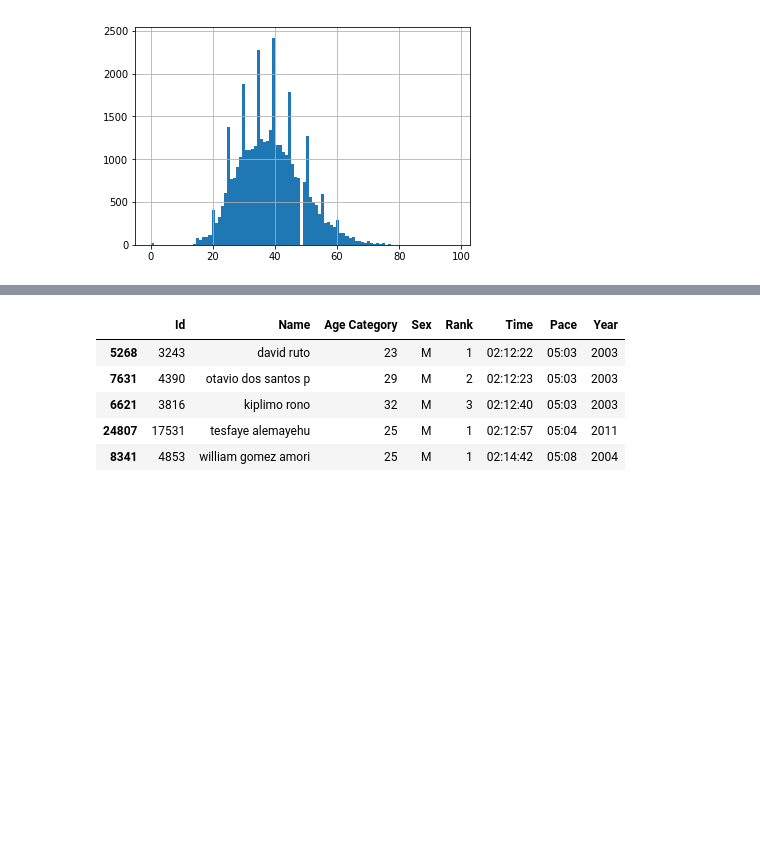
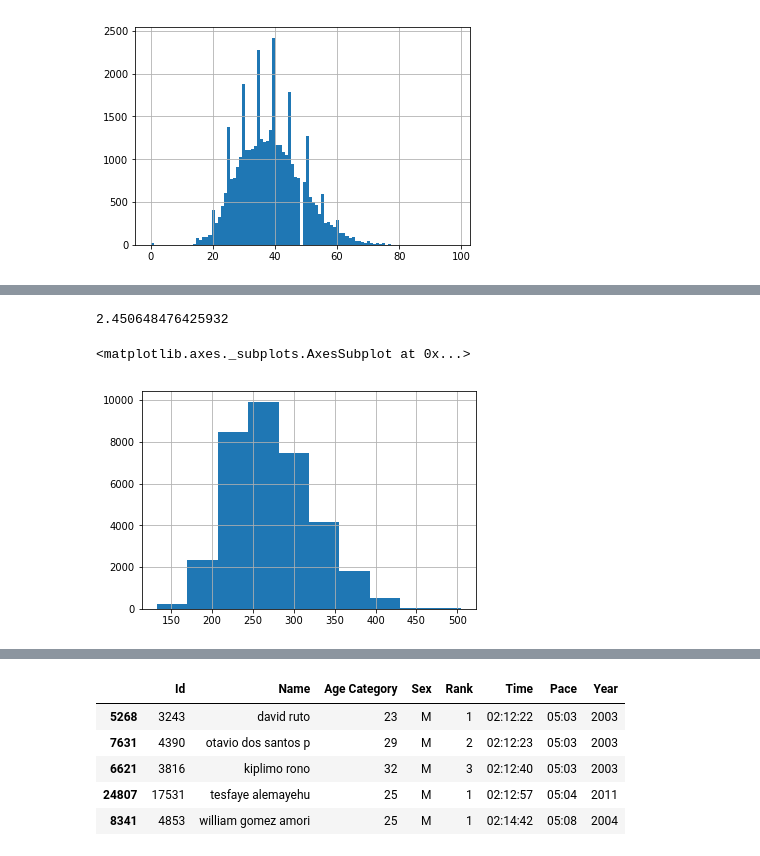
Before and after one commit to stawaway/Mini-project-1, a Jupyter notebook: Cleaning, Transformation, and Logistic Regression.ipynb, the cells around one changed output, grey strips where cells are left out. Cells and saved outputs as stored; diff of their text form; code cells hidden in the pictures; blank space fills up the shorter version.

```diff
--- a/Cleaning, Transformation, and Logistic Regression.ipynb
+++ b/Cleaning, Transformation, and Logistic Regression.ipynb
@@ -40,9 +40,9 @@ marathon_data["Age Category"].hist(bins = 100)
 [figure]
 # %%
 for yr in marathon_data.groupby('Year').groups:
-    print(yr, str(marathon_data.groupby('Year').get_group(yr)['Time'].mean()))
+    print(yr, str(marathon_data.groupby('Year').get_group(yr)['Time'].mean()), str(marathon_data.groupby('Year').get_group(yr)['Time'].var()))
 #here, we are trying to figure out which year was the half marathon (2013)
 #Let's drop that year
-marathon_data = marathon_data[marathon_data.Year != 2013]
+#marathon_data = marathon_data[marathon_data.Year != 2013]
 #marathon_data.Year.value_counts()
 # %% [output]
@@ -62,0 +83,10 @@ marathon_data = marathon_data[marathon_data.Year != 2013]
+# %%
+  marathon_data[marathon_data["Year"] != 2013].Time.mean() / marathon_data.groupby("Year").get_group(2013)["Time"].mean()
+# %% [output]
+2.450648476425932
+# %%
+(marathon_data[marathon_data["Year"] != 2013]["Time"] / pd.Timedelta(minutes = 1)).hist()
+#Histogram of the finishing times for all years except 2013, in minutes
+# %% [output]
+<matplotlib.axes._subplots.AxesSubplot at 0x...>
+[figure, added]
```
Also changed, not shown: parts of 34 cells of this notebook.
